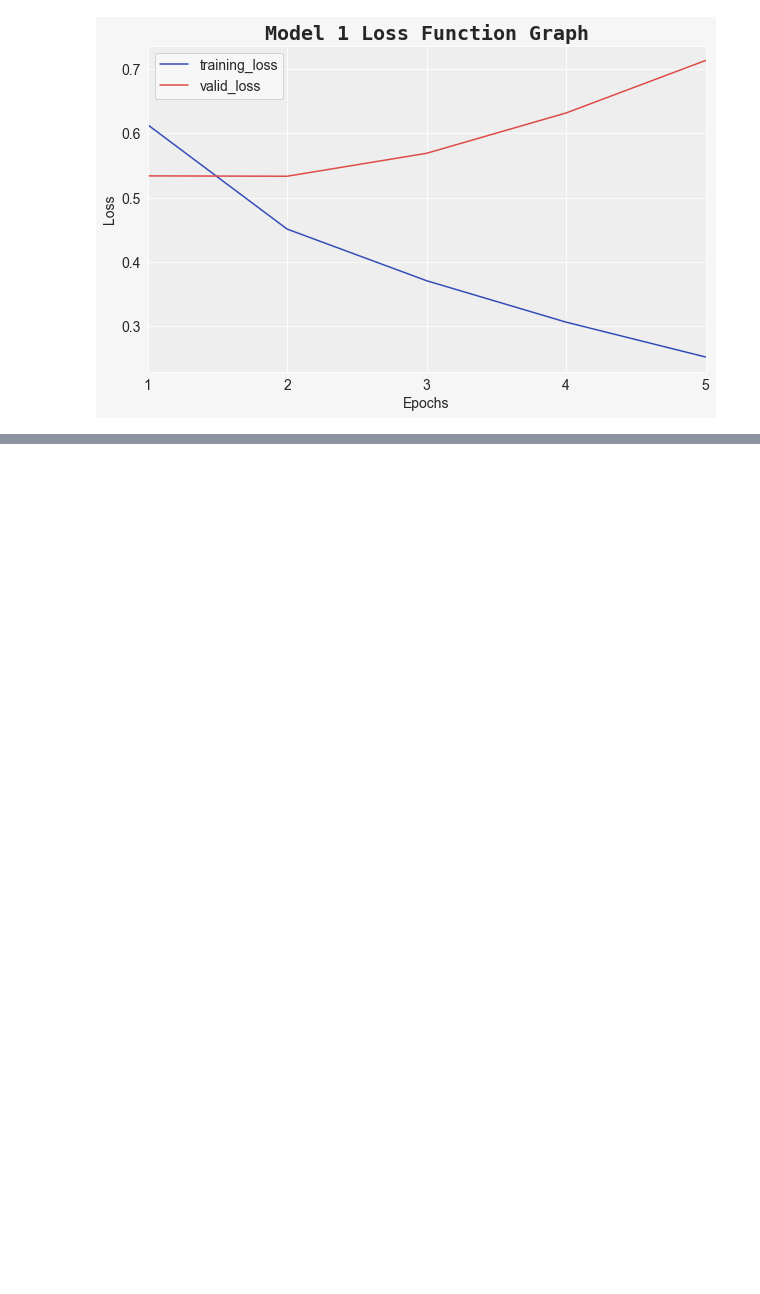
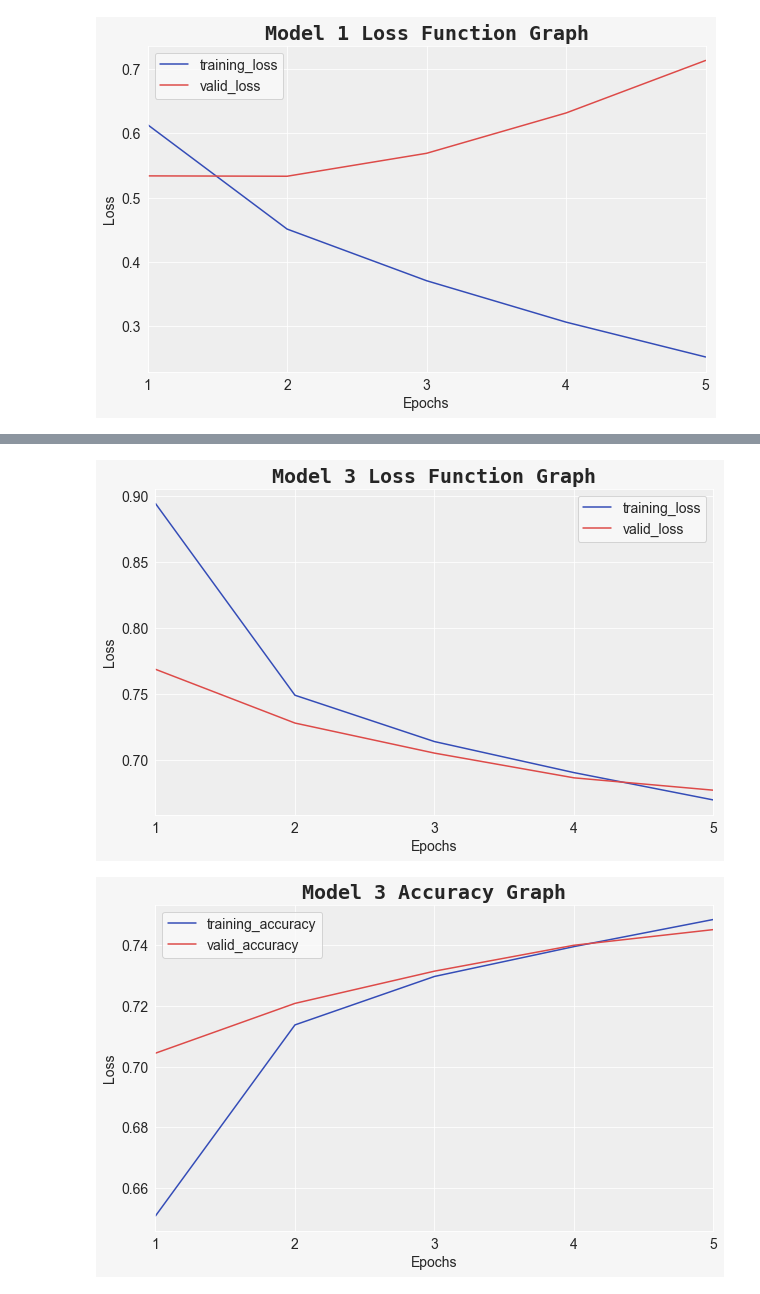
Before and after one commit to Maverick1617/Data_Science, a Jupyter notebook: Paper Implementation/PubMed 200k RCT/Notebook.ipynb, the cells around one changed output, grey strips where cells are left out. Saved outputs shown, nothing was run; the diff lists cells and outputs as text; code cells hidden in the pictures; blank space fills up the shorter version.

```diff
--- a/Paper Implementation/PubMed 200k RCT/Notebook.ipynb
+++ b/Paper Implementation/PubMed 200k RCT/Notebook.ipynb
@@ -455,0 +553,5 @@ calculate_result(y_true=etest_labels, y_predict=model_2_preds)
+# %%
+# Creating character datasets
+train_char_dataset = tf.data.Dataset.from_tensor_slices((train_chars, train_labels)).batch(32).prefetch(tf.data.AUTOTUNE)
+val_char_dataset = tf.data.Dataset.from_tensor_slices((val_chars, val_labels)).batch(32).prefetch(tf.data.AUTOTUNE)
+test_char_dataset = tf.data.Dataset.from_tensor_slices((test_chars, test_labels)).batch(32).prefetch(tf.data.AUTOTUNE)
@@ -455,0 +562,3 @@ calculate_result(y_true=etest_labels, y_predict=model_2_preds)
+# %%
+# Fitting data
+his_3 = model_3.fit(train_char_dataset, epochs=5, validation_data=val_char_dataset)
@@ -455,0 +576,6 @@ calculate_result(y_true=etest_labels, y_predict=model_2_preds)
+# %%
+niffo_plotter.plot_model_history_loss(his_3, model_name="Model 3")
+niffo_plotter.plot_model_history_accuracy(his_3, model_name="Model 3")
+# %% [output]
+[figure, added]
+[figure, added]
```
Also changed, not shown: parts of 40 cells of this notebook, 1 other file.
